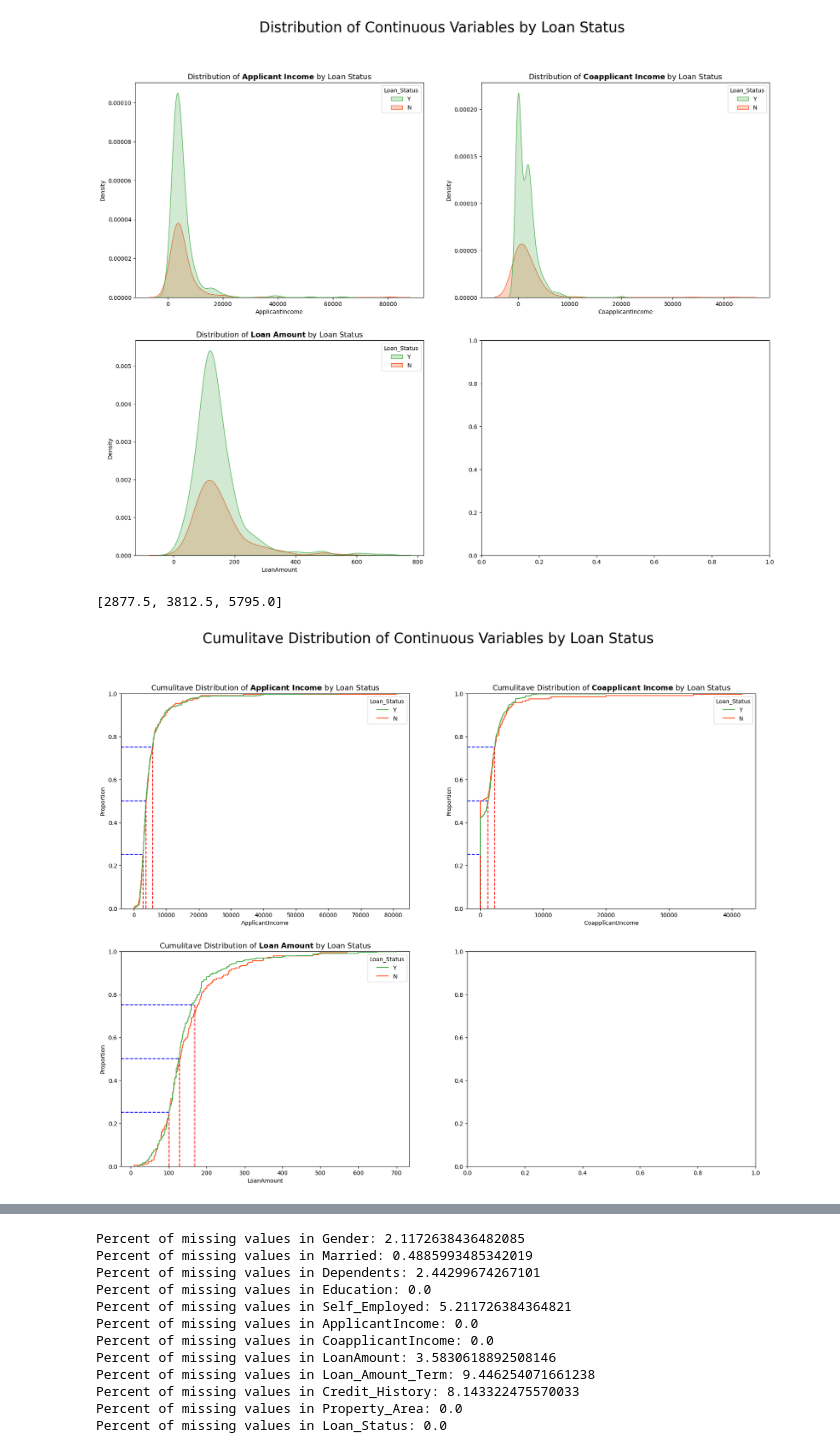
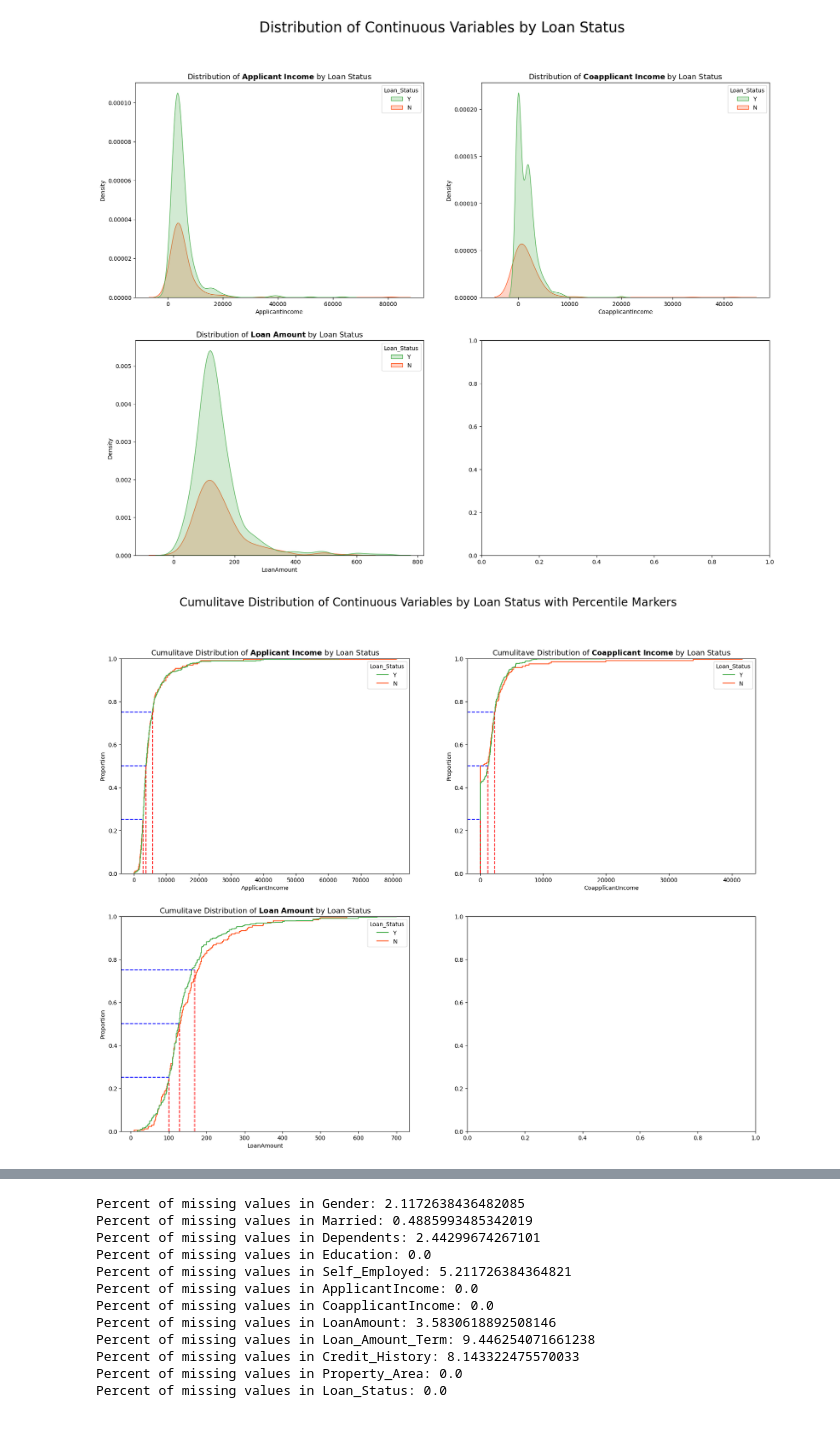
Before and after one commit to solmazkh114/LoanCreditApproval, a Jupyter notebook: LoanEligibility-EDA-ModelBuilding.ipynb, the cells around one changed output, grey strips where cells are left out. Saved outputs shown, nothing was run; the diff lists cells and outputs as text; code cells hidden in the pictures.

```diff
--- a/LoanEligibility-EDA-ModelBuilding.ipynb
+++ b/LoanEligibility-EDA-ModelBuilding.ipynb
@@ -285,39 +302,34 @@ for i, feature in enumerate(num_vars):
     ax[i//2, i%2].set_title(f"Distribution of $\\bf{{{feature}}}$ by Loan Status", fontsize=13)
 # %% [output]
 [figure]
-# %%
-percentiles = list(df["ApplicantIncome"].quantile([.25,.5,.75]) )
-percentiles
-# %% [output]
-[2877.5, 3812.5, 5795.0]
 # %%
 custom_palette = ['#4CAF50', '#FF5722']
 
 fig, ax = plt.subplots(2, 2, figsize=(20, 15))
-fig.suptitle("Cumulitave Distribution of Continuous Variables by Loan Status", fontsize=25)
+fig.suptitle("Cumulitave Distribution of Continuous Variables by Loan Status with Percentile Markers", fontsize=20)
 
 for i, feature in enumerate(num_vars):
     sns.ecdfplot(data=df, hue="Loan_Status", x=feature, ax=ax[i//2, i%2], palette=custom_palette)
 
     percentiles_values = df[feature].quantile([.25,.5,.75]).values #np.percentile(df[feature], [25, 50, 75], )
     percentiles = [0.25, 0.50, 0.75]
     #print(percentiles_values)
     x_min, x_max = ax[i//2, i%2].get_xlim()
 
     # Plot vertical and horizontal lines at 25th, 50th, and 75th percentiles
     for value, perc in zip(percentiles_values, percentiles):
 
         ax[i//2, i%2].axvline(x=value, ymin=0, ymax=perc, linestyle='--', color='red' )
 
         normalized_value = (value - x_min) / (x_max - x_min) # Convert the data value to axis coordinates for the horizontal line
         # Normalize 'value' relative to x-axis limits (0 to 1 scale for axis coordinates)
 
         # Horizontal line at the percentile
         ax[i//2, i%2].axhline(y=perc, xmin=0, xmax=normalized_value, linestyle='--', color='blue')
 
     feature = re.sub(r'(?<!^)(?=[A-Z])', '\\ ', feature)
     feature = feature.replace('_', ' ')
 
     ax[i//2, i%2].set_title(f"Cumulitave Distribution of $\\bf{{{feature}}}$ by Loan Status", fontsize=13)
 # %% [output]
-[figure, old version]
+[figure, new version]
```
Also changed, not shown: parts of 36 cells of this notebook.
